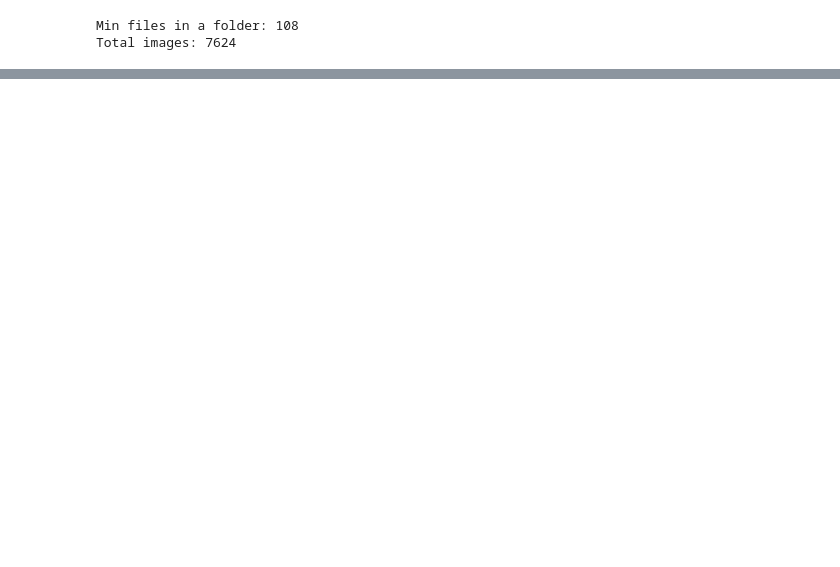
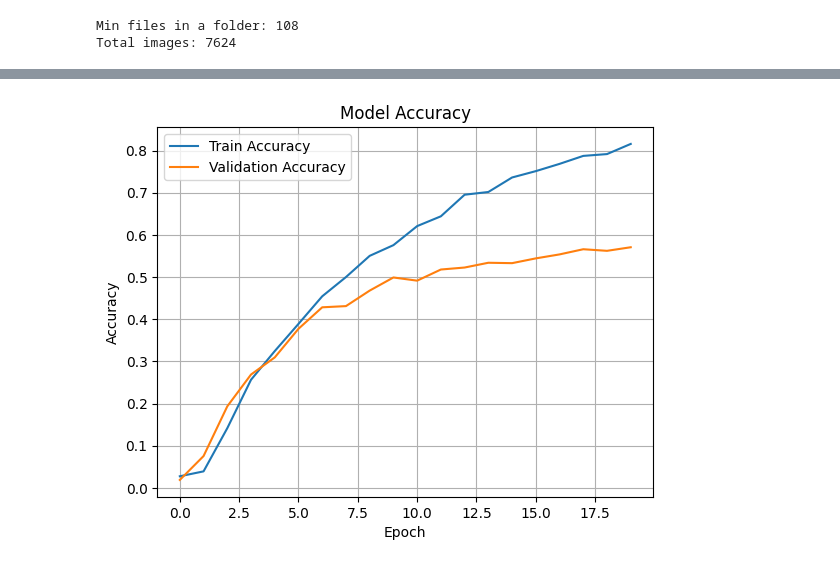
Before and after one commit to PureCilantro/CardClassification, a Jupyter notebook: pruebasGPU.ipynb, the cells around one changed output, grey strips where cells are left out. Saved outputs shown, nothing was run; the diff lists cells and outputs as text; code cells hidden in the pictures; blank space fills up the shorter version.

```diff
--- a/pruebasGPU.ipynb
+++ b/pruebasGPU.ipynb
@@ -368,0 +458,22 @@ plt.show()
+# %%
+
+modelo_VGG_4 = Sequential([
+    Input(shape=(Sx,Sy,3)),
+    Conv2D(64 , (3,3) , activation='relu'),
+    MaxPooling2D((2,2)),
+    Conv2D(128 , (3,3) , activation='relu'),
+    MaxPooling2D((2,2)),
+    Conv2D(256 , (3,3) , activation='relu'),
+    MaxPooling2D((2,2)),
+    Conv2D(512 , (3,3) , activation='relu'),
+    MaxPooling2D((2,2)),
+    Flatten(),
+    Dropout(0.5),
+    Dense(256, activation = 'relu'),
+    Dropout(0.5),
+    Dense(128, activation = 'relu'),
+    Dense(64 , activation = 'relu'),
+    Dense(53 , activation = 'softmax')
+])
+modelo_VGG_4.compile(optimizer='adam', loss = 'categorical_crossentropy', metrics=['accuracy'])
+modelo_VGG_4_metrics = modelo_VGG_4.fit(x_train_RGB,y_train_RGB,validation_data= (x_valid_RGB,y_valid_RGB), epochs = epocas)
@@ -368,0 +503,11 @@ plt.show()
+# %%
+plt.plot(modelo_VGG_4_metrics.history['accuracy'], label='Train Accuracy')
+plt.plot(modelo_VGG_4_metrics.history['val_accuracy'], label='Validation Accuracy')
+plt.title('Model Accuracy')
+plt.xlabel('Epoch')
+plt.ylabel('Accuracy')
+plt.legend()
+plt.grid(True)
+plt.show()
+# %% [output]
+[figure, added]
```
Also changed, not shown: parts of 22 cells of this notebook, 1 other file.
